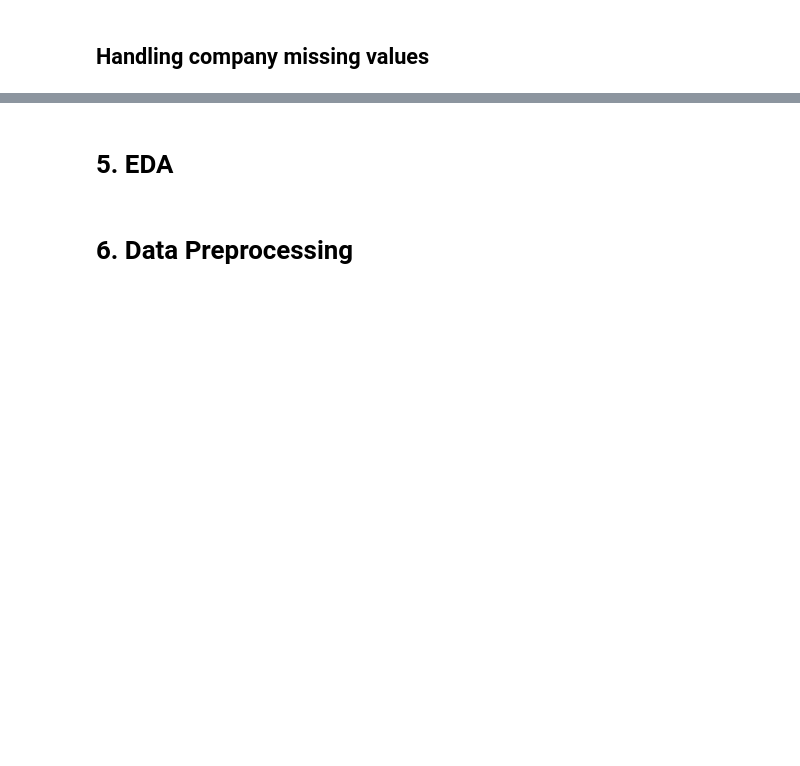
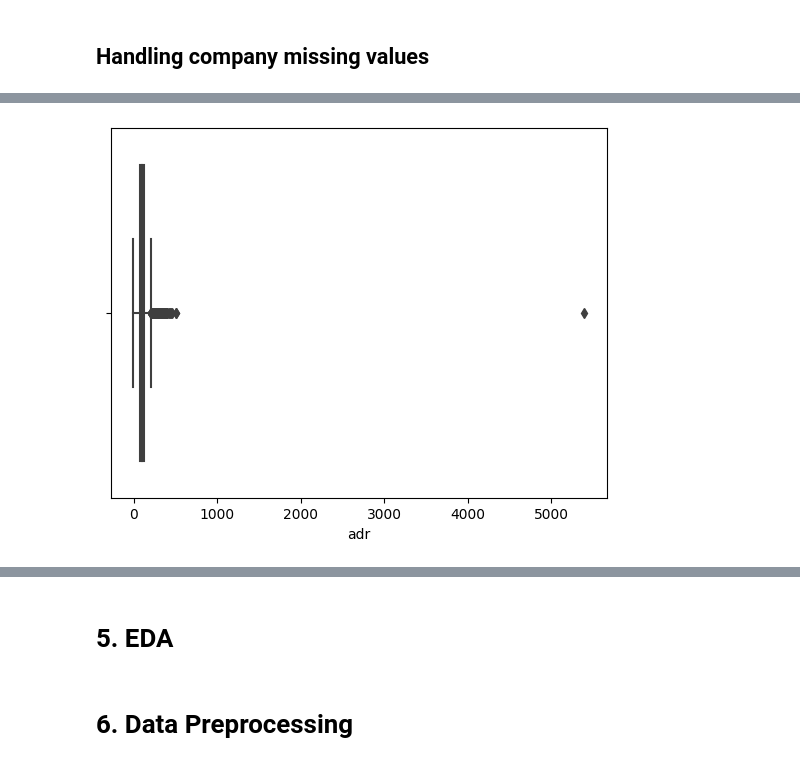
Before and after one commit to MuchiriKinyua/Hotel-booking-and-cancellation-system, a Jupyter notebook: Student.ipynb, the cells around one changed output, grey strips where cells are left out. Drawn from its saved outputs; the diff is of its cells as text; code cells hidden in the pictures; blank space fills up the shorter version.

```diff
--- a/Student.ipynb
+++ b/Student.ipynb
@@ -323,0 +385,10 @@ hotel.duplicated().sum()
+# %%
+# checking for placeholders
+place_holder = ['\\#',',','/','-','@','\\*','_']
+
+# for loop to loop through the columns checking for any placeholder
+for placeholder in hotel.columns:
+    if hotel[placeholder].dtype == 'object':
+        for hold in place_holder:
+            if hotel[placeholder].str.contains(hold).any():
+                print(f"We have found place holders, '{hold}' in column '{placeholder}' ")
@@ -323,0 +405,13 @@ hotel.duplicated().sum()
+# %%
+# removing placeholders that have been gotten
+rem_place_holders = {'market_segment':'/',
+                     'distribution_channel':'/',
+                     'customer_type':'-',
+                     'reservation_status': '-',
+                     'reservation_status_date':'-',
+                     'email':'@',
+                     'email':'_',
+                     'phone-number':'-',
+                     'credit_card':'\\*' }
+for placeholder, hold in rem_place_holders.items():
+    hotel[placeholder] = hotel[placeholder].str.replace(hold,'', regex = True)
@@ -323,0 +426,4 @@ hotel.duplicated().sum()
+# %%
+# removing @ from email
+hotel['email']= hotel['email'].str.replace('@','')
+hotel['email']
@@ -323,0 +467,10 @@ hotel.duplicated().sum()
+# %%
+# since children has 4 missing values we impute the median since it is least affected by outliers
+hotel['children'].fillna(value= hotel['children'].median(), inplace=True )
+# %%
+# Creating a loop for creating a boxplot for each column
+
+sns.boxplot(x = hotel['adr'])
+plt.show()
+# %% [output]
+[figure, added]
```
Also changed, not shown: parts of 44 cells of this notebook.
